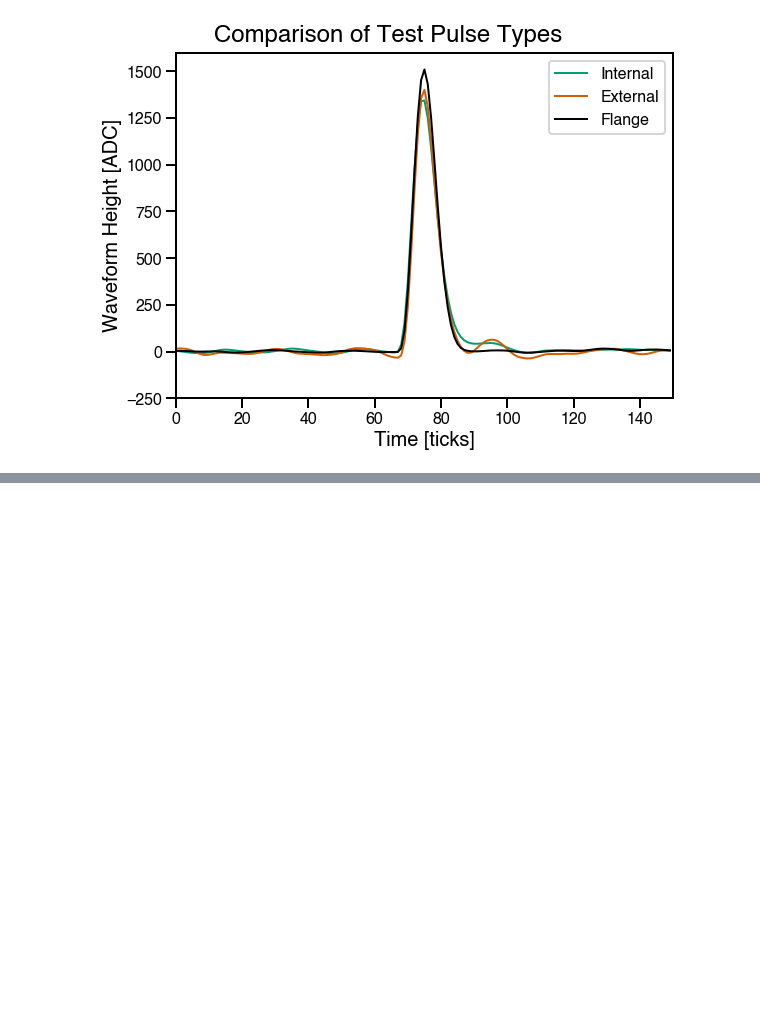
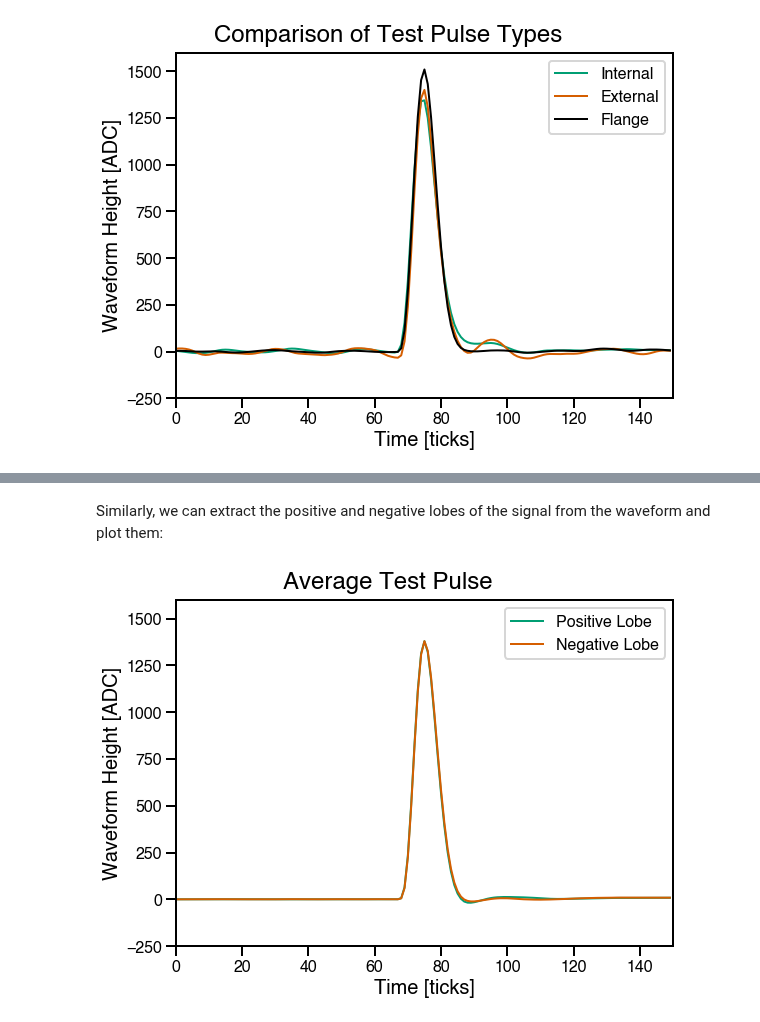
Before and after one commit to justinjmueller/icarus_tpc_analysis, a Jupyter notebook: icarus_test_pulse/icarus_test_pulse.ipynb, the cells around one changed output, grey strips where cells are left out. Cells and saved outputs as stored; diff of their text form; code cells hidden in the pictures; blank space fills up the shorter version.

```diff
--- a/icarus_test_pulse/icarus_test_pulse.ipynb
+++ b/icarus_test_pulse/icarus_test_pulse.ipynb
@@ -58 +68,7 @@ compare_average_pulse(path, runs, fragments, [513, 0, 0], [2, 1, 1], [64, 64, 32
+# %% [markdown]
+Similarly, we can extract the positive and negative lobes of the signal from the waveform and plot them:
+# %%
+plot_average_pulse_artdaq(path_artdaq, 10307, 'Average Test Pulse', 32, 1600)
+# %% [output]
+[figure, added]
 # %% [markdown]
```
Also changed, not shown: parts of 4 cells of this notebook, 1 other file.
